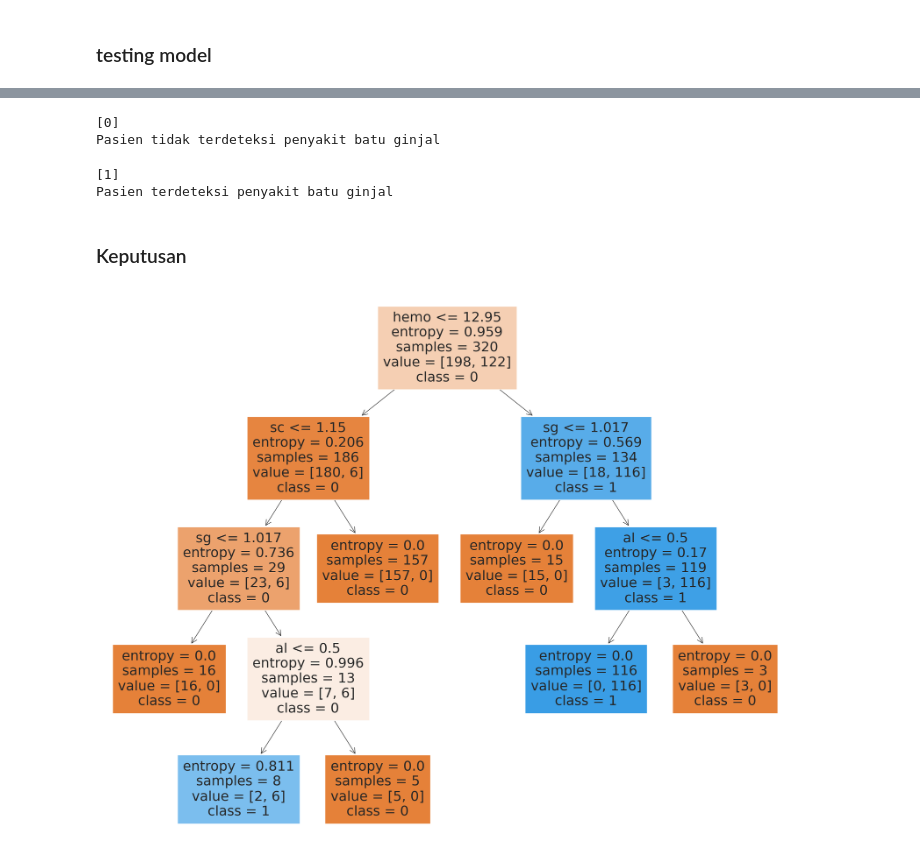
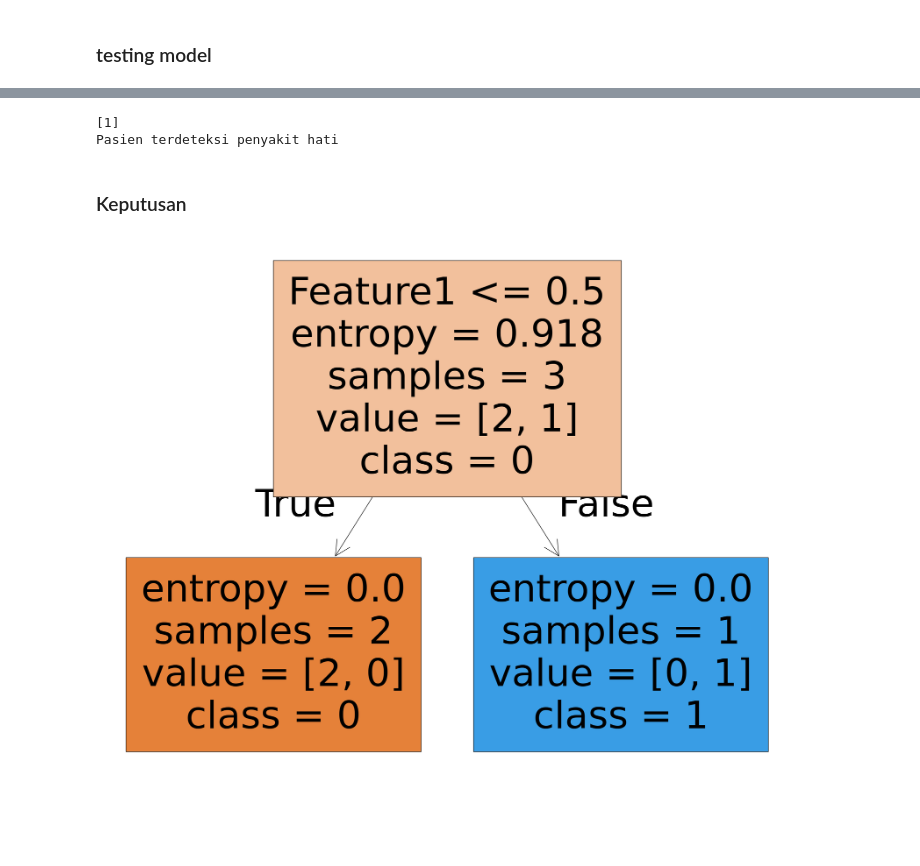
Before and after one commit to ahmdafif30/fp_proyekdatamining, a Jupyter notebook: Prediksi_Penyakit_Ginjal_DCT.ipynb, the cells around one changed output, grey strips where cells are left out. Cells and saved outputs as stored; diff of their text form; code cells hidden in the pictures; blank space fills up the shorter version.

```diff
--- a/Prediksi_Penyakit_Ginjal_DCT.ipynb
+++ b/Prediksi_Penyakit_Ginjal_DCT.ipynb
@@ -181,44 +239,45 @@ weighted avg       1.00      1.00      1.00        80
 # %%
-input_data = (80,1.02,1,0,1,1,0,0,121,36,1.2,138,4.4,15.4,32,72,34,1,4,1,0,0,0)
+# Input data baru untuk prediksi
+# Modifikasi data untuk mendapatkan prediksi 0
+input_data = (30, 0.950, 0, 0, 0, 0, 0, 0, 40, 20, 0, 110, 3.0, 10, 25, 60, 20, 0, 1, 0, 0, 0, 0)
 
+# Mengubah input data menjadi array numpy dan mereshape sesuai dengan kebutuhan model
 input_data_as_numpy_array = np.asarray(input_data)
+input_data_reshaped = input_data_as_numpy_array.reshape(1, -1)
 
-input_data_reshaped = input_data_as_numpy_array.reshape(1,-1)
-
+# Membuat prediksi menggunakan model yang sudah dilatih
 prediction = model.predict(input_data_reshaped)
 print(prediction)
 
-if (prediction[0] == 0):
-  print('Pasien tidak terdeteksi penyakit batu ginjal')
+# Menampilkan hasil prediksi
+if prediction[0] == 0:
+    print('Pasien tidak terdeteksi penyakit hati')
 else:
-  print('Pasien terdeteksi penyakit batu ginjal')
+    print('Pasien terdeteksi penyakit hati')
 # %% [output]
-[0]
-Pasien tidak terdeteksi penyakit batu ginjal
+[1]
+Pasien terdeteksi penyakit hati
-# %%
-input_data = (80,1.025,0,0,1,1,0,0,70,36,1,150,4.6,17,40,90,32,0,3,1,0,0,0)
-
-input_data_as_numpy_array = np.asarray(input_data)
-
-input_data_reshaped = input_data_as_numpy_array.reshape(1,-1)
-
-prediction = model.predict(input_data_reshaped)
-print(prediction)
-
-if (prediction[0] == 0):
-  print('Pasien tidak terdeteksi penyakit batu ginjal')
-else:
-  print('Pasien terdeteksi penyakit batu ginjal')
-# %% [output]
-[1]
-Pasien terdeteksi penyakit batu ginjal
 # %% [markdown]
 ### Keputusan
 # %%
-fig = plt.figure(figsize=(25,20))
-_ = tree.plot_tree(model,
-                   feature_names=ind_col,
-                   class_names=['0','1'],
-                   filled=True)
+import matplotlib.pyplot as plt
+from sklearn import tree
+
+# Definisikan nama-nama fitur jika belum didefinisikan
+ind_col = ['Feature1', 'Feature2']  # Ganti dengan nama fitur sebenarnya
+
+# Membuat figure untuk plot pohon keputusan
+fig = plt.figure(figsize=(25, 20))
+
+# Plot pohon keputusan
+_ = tree.plot_tree(
+    model,
+    feature_names=ind_col,
+    class_names=['0', '1'],
+    filled=True
+)
+
+# Menampilkan plot
+plt.show()
 # %% [output]
-[figure, old version]
+[figure, new version]
```
Also changed, not shown: parts of 14 cells of this notebook, 1 other file.
